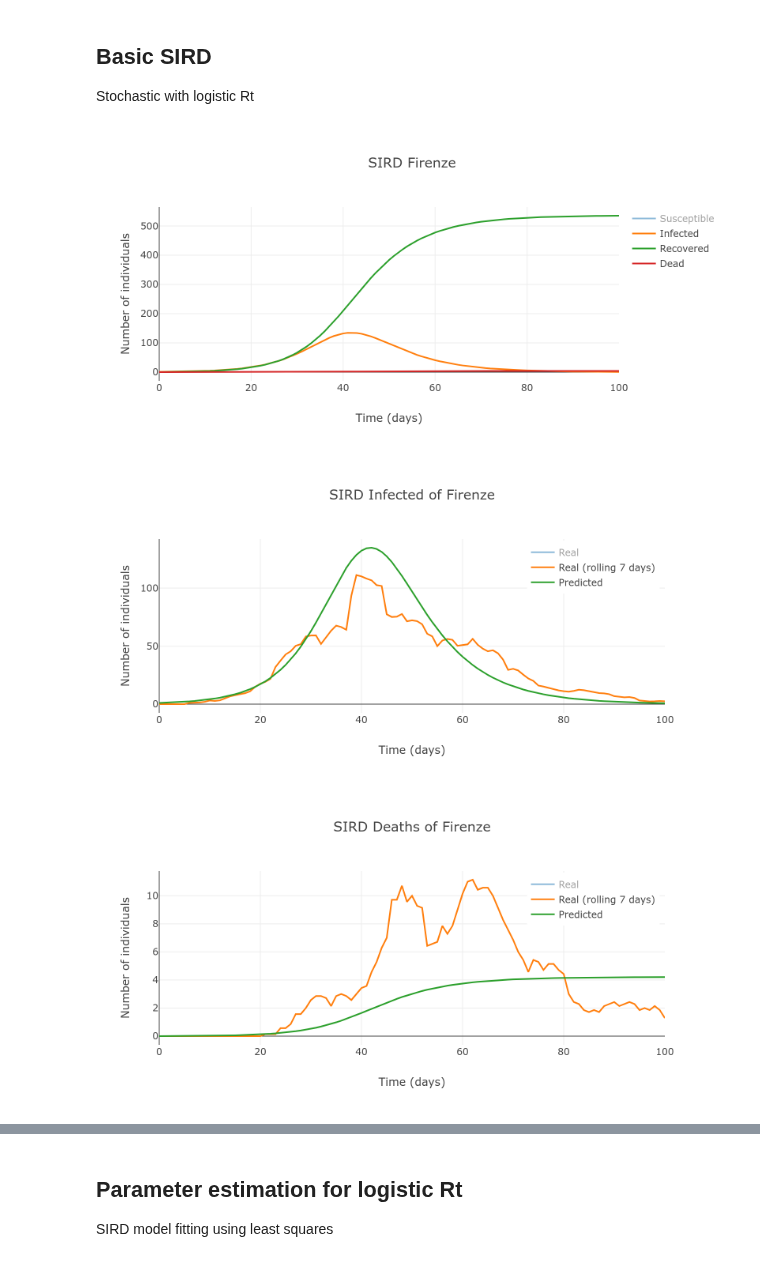
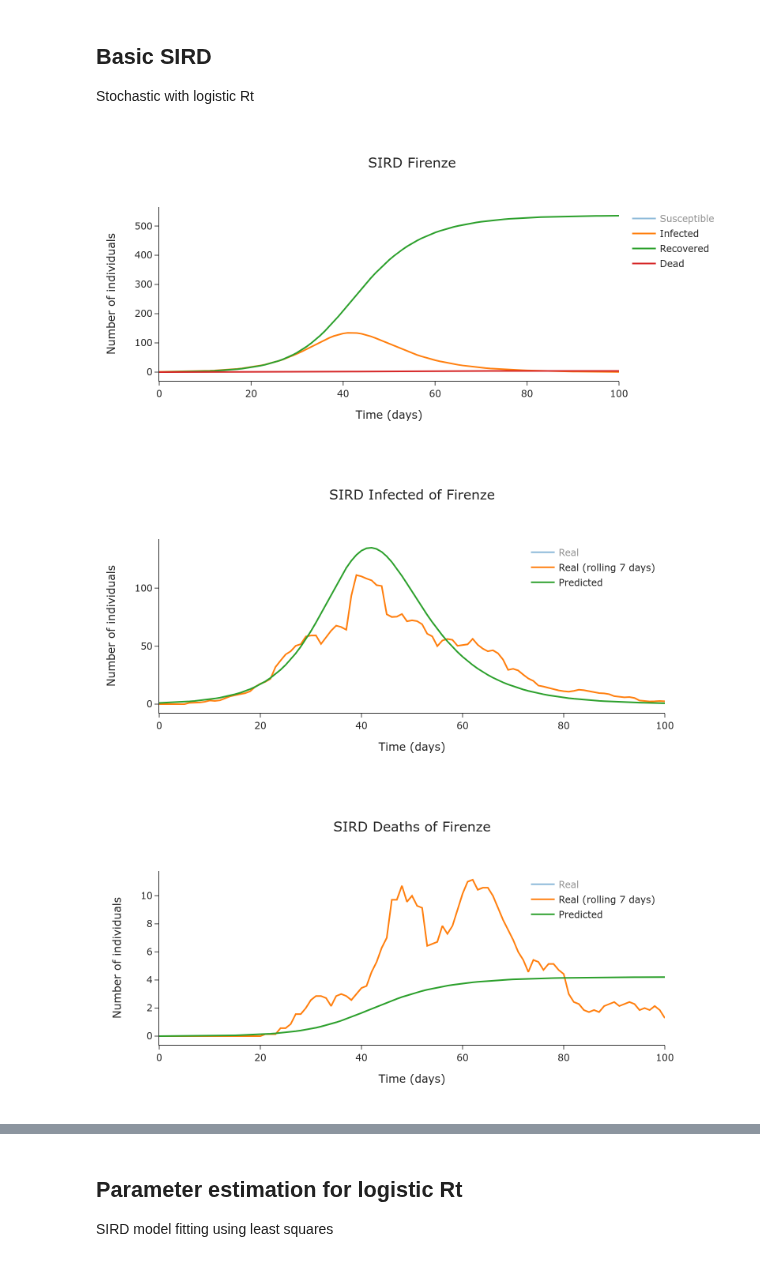
Before and after one commit to nicoloverardo/master-degree-thesis, a Jupyter notebook: notebooks/sird.ipynb, the cells around one changed output, grey strips where cells are left out. Saved outputs shown, nothing was run; the diff lists cells and outputs as text; code cells hidden in the pictures.

```diff
--- a/notebooks/sird.ipynb
+++ b/notebooks/sird.ipynb
@@ -39,9 +39,10 @@ general_plot(t=times,
              data=sirsol,
              title='SIRD ' + province,
              traces_visibility=['legendonly'] + [True]*3,
-             output_image=True)
+             output_image=True,
+             template='simple_white')
 # %% [output]
-[figure, old version]
+[figure, new version]
 # %%
 # Uncomment for interactive plots
 
@@ -78,16 +79,17 @@ mapping = {
 # %%
 names, title, data, modes = data_for_plot('Infected', covidpro_df, mapping, province)
 
 general_plot(t=times,
              title=title,
              data=data,
              names=names,
              modes=modes,
              blend_legend=True,
              output_image=True,
-             traces_visibility=['legendonly',True,True])
+             traces_visibility=['legendonly',True,True],
+             template='simple_white')
 # %% [output]
-[figure, old version]
+[figure, new version]
 # %%
 names, title, data, modes = data_for_plot('Deaths', covidpro_df, mapping, province)
 
@@ -98,9 +100,10 @@ general_plot(t=times,
              modes=modes,
              blend_legend=True,
              output_image=True,
-             traces_visibility=['legendonly',True,True])
+             traces_visibility=['legendonly',True,True],
+             template='simple_white')
 # %% [output]
-[figure, old version]
+[figure, new version]
 # %%
 result = pd.DataFrame()
 for prov in covidpro_df.Province.unique():
```
Also changed, not shown: parts of 13 cells of this notebook, 1 other file.
